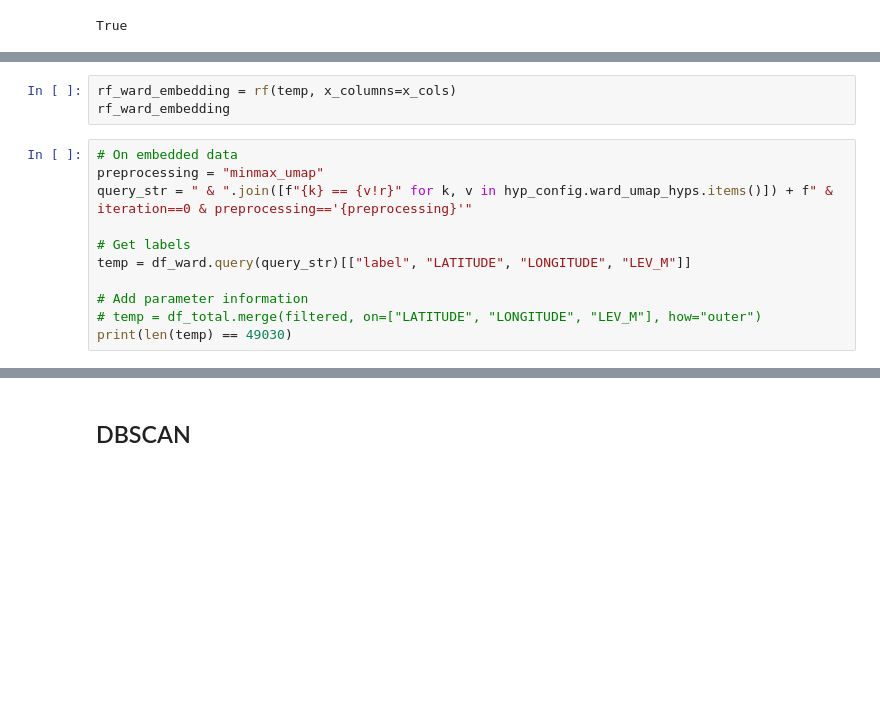
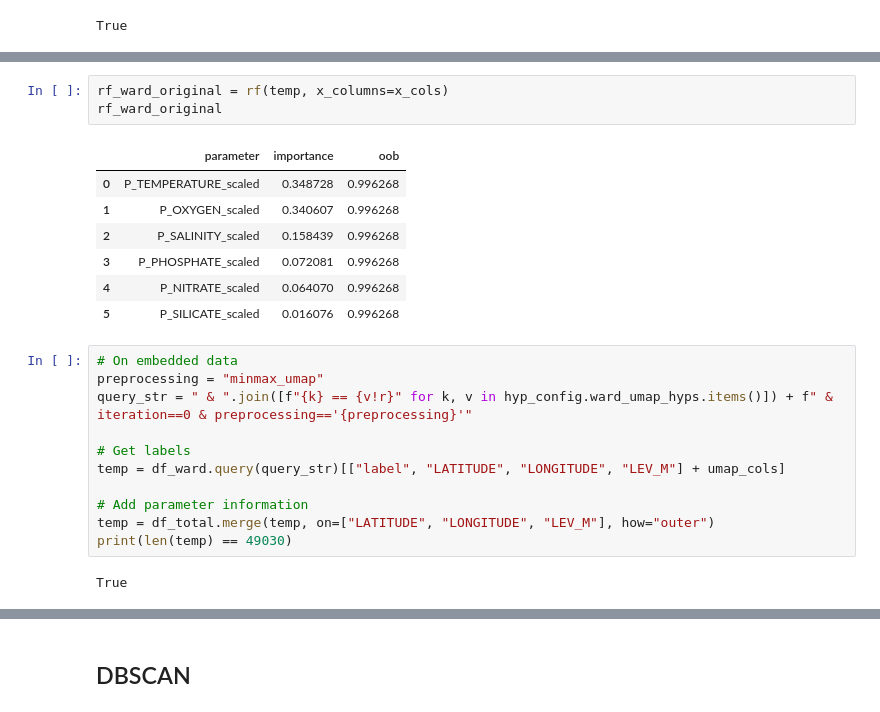
Before and after one commit to y-jenniges/ocean_clustering_and_validation, a Jupyter notebook: clustering_experiments/feature_importance.ipynb, the cells around one changed output, grey strips where cells are left out. Cells and saved outputs as stored; diff of their text form; blank space fills up the shorter version.

```diff
--- a/clustering_experiments/feature_importance.ipynb
+++ b/clustering_experiments/feature_importance.ipynb
@@ -204,17 +208,27 @@ temp
 # %%
-rf_ward_embedding = rf(temp, x_columns=x_cols)
-rf_ward_embedding
+rf_ward_original = rf(temp, x_columns=x_cols)
+rf_ward_original
+# %% [output]
+|  | parameter | importance | oob |
+| 0 | P_TEMPERATURE_scaled | 0.348728 | 0.996268 |
+| 1 | P_OXYGEN_scaled | 0.340607 | 0.996268 |
+| 2 | P_SALINITY_scaled | 0.158439 | 0.996268 |
+| 3 | P_PHOSPHATE_scaled | 0.072081 | 0.996268 |
+| 4 | P_NITRATE_scaled | 0.064070 | 0.996268 |
+| 5 | P_SILICATE_scaled | 0.016076 | 0.996268 |
 # %%
 # On embedded data
 preprocessing = "minmax_umap"
 query_str = " & ".join([f"{k} == {v!r}" for k, v in hyp_config.ward_umap_hyps.items()]) + f" & iteration==0 & preprocessing=='{preprocessing}'"
 
 # Get labels
-temp = df_ward.query(query_str)[["label", "LATITUDE", "LONGITUDE", "LEV_M"]]
+temp = df_ward.query(query_str)[["label", "LATITUDE", "LONGITUDE", "LEV_M"] + umap_cols]
 
 # Add parameter information
-# temp = df_total.merge(filtered, on=["LATITUDE", "LONGITUDE", "LEV_M"], how="outer")
+temp = df_total.merge(temp, on=["LATITUDE", "LONGITUDE", "LEV_M"], how="outer")
 print(len(temp) == 49030)
+# %% [output]
+True
 # %%
 rf_ward_embedding = rf(temp, x_columns=x_cols)
 rf_ward_embedding
```
Also changed, not shown: parts of 11 cells of this notebook.
